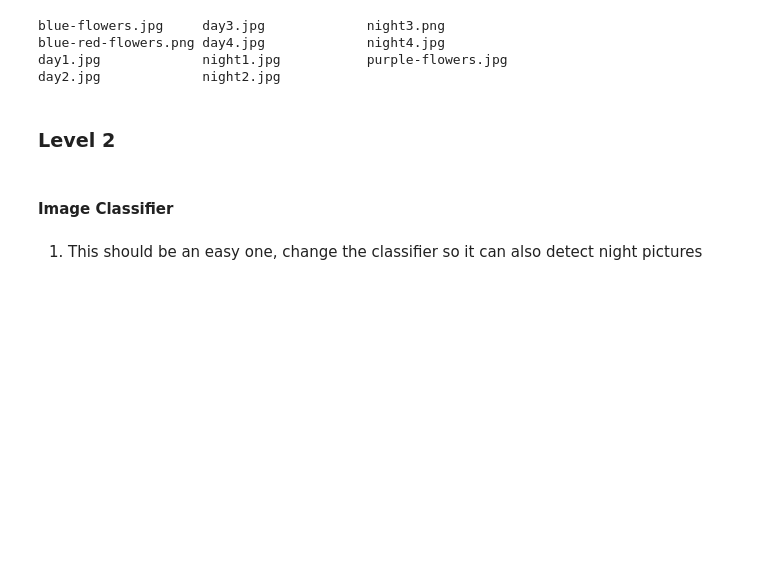
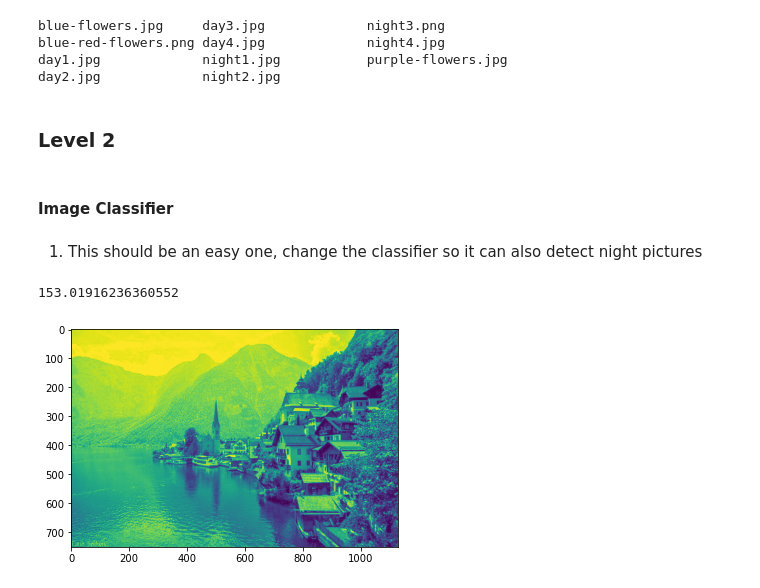
Before and after one commit to Marzipan78/Striving, a Jupyter notebook: M6_Computer_Vision/03. Histograms, transformations and Bitwise ops/Histograms.ipynb, the cells around one changed output. Cells and saved outputs as stored; diff of their text form; code cells hidden in the pictures; blank space fills up the shorter version.

```diff
--- a/M6_Computer_Vision/03. Histograms, transformations and Bitwise ops/Histograms.ipynb
+++ b/M6_Computer_Vision/03. Histograms, transformations and Bitwise ops/Histograms.ipynb
@@ -71,3 +71,12 @@ day2.jpg             night2.jpg
 #### Image Classifier
 # %% [markdown]
 1. This should be an easy one, change the classifier so it can also detect night pictures
+# %%
+day1_copy = day.copy()
+day1_hsv = cv2.cvtColor(day1_copy, cv2.COLOR_BGR2HSV)
+h1, s1, v1 = cv2.split(day1_hsv)
+plt.imshow(v1)
+v1.mean()
+# %% [output]
+153.01916236360552
+[figure, added]
```
Also changed, not shown: parts of 2 cells of this notebook.
